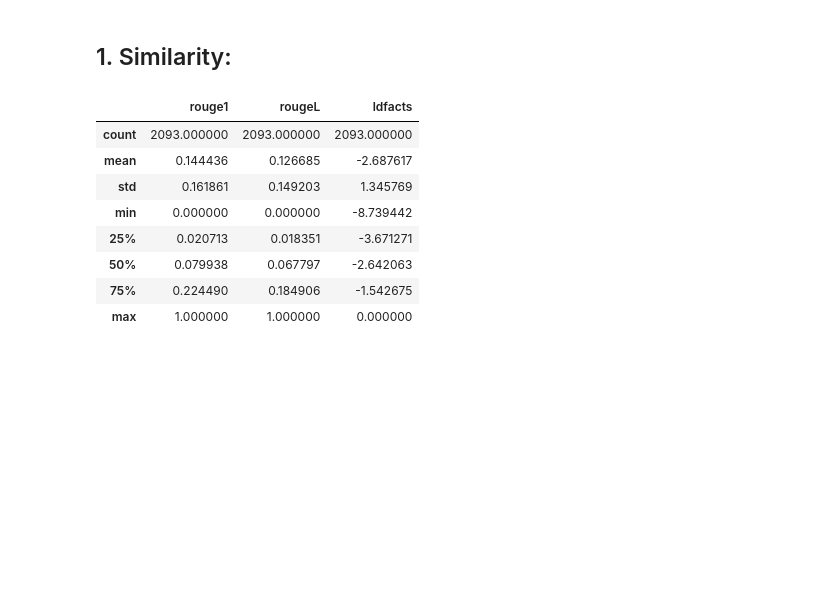
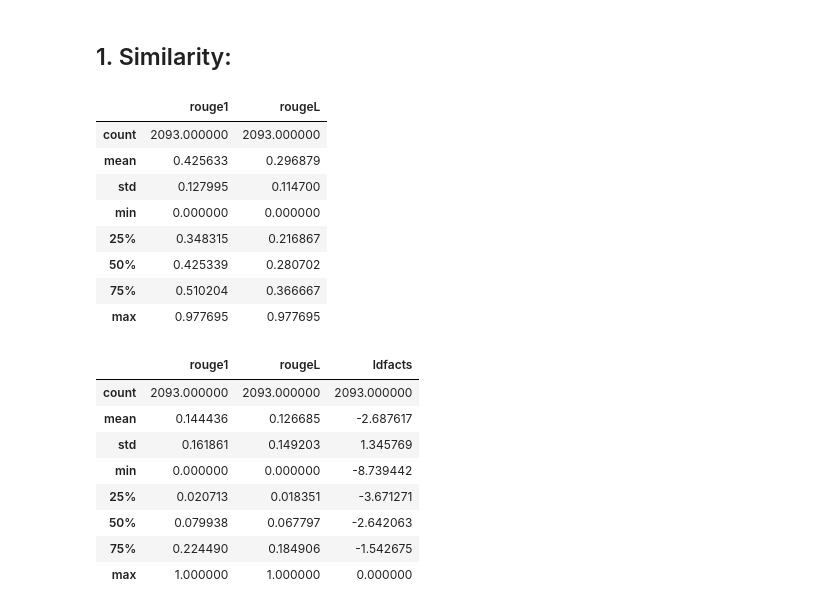
Before and after one commit to EFRA-DH/sgs, a Jupyter notebook: scoring.ipynb, the cells around one changed output. Saved outputs shown, nothing was run; the diff lists cells and outputs as text; code cells hidden in the pictures; blank space fills up the shorter version.

```diff
--- a/scoring.ipynb
+++ b/scoring.ipynb
@@ -370,6 +409,19 @@ titles = {
 }
 # %% [markdown]
 ## 1. Similarity:
+# %%
+scores_rouge = pd.read_csv('scores_rouge.csv', index_col=0).fillna(0.)
+scores_rouge.describe()
+# %% [output]
+|  | rouge1 | rougeL |
+| count | 2093.000000 | 2093.000000 |
+| mean | 0.425633 | 0.296879 |
+| std | 0.127995 | 0.114700 |
+| min | 0.000000 | 0.000000 |
+| 25% | 0.348315 | 0.216867 |
+| 50% | 0.425339 | 0.280702 |
+| 75% | 0.510204 | 0.366667 |
+| max | 0.977695 | 0.977695 |
 # %%
 scores_manual = pd.read_csv('scores_manual.csv', index_col=0).fillna(0.)
 scores_manual.describe()
```
Also changed, not shown: parts of 8 cells of this notebook.
